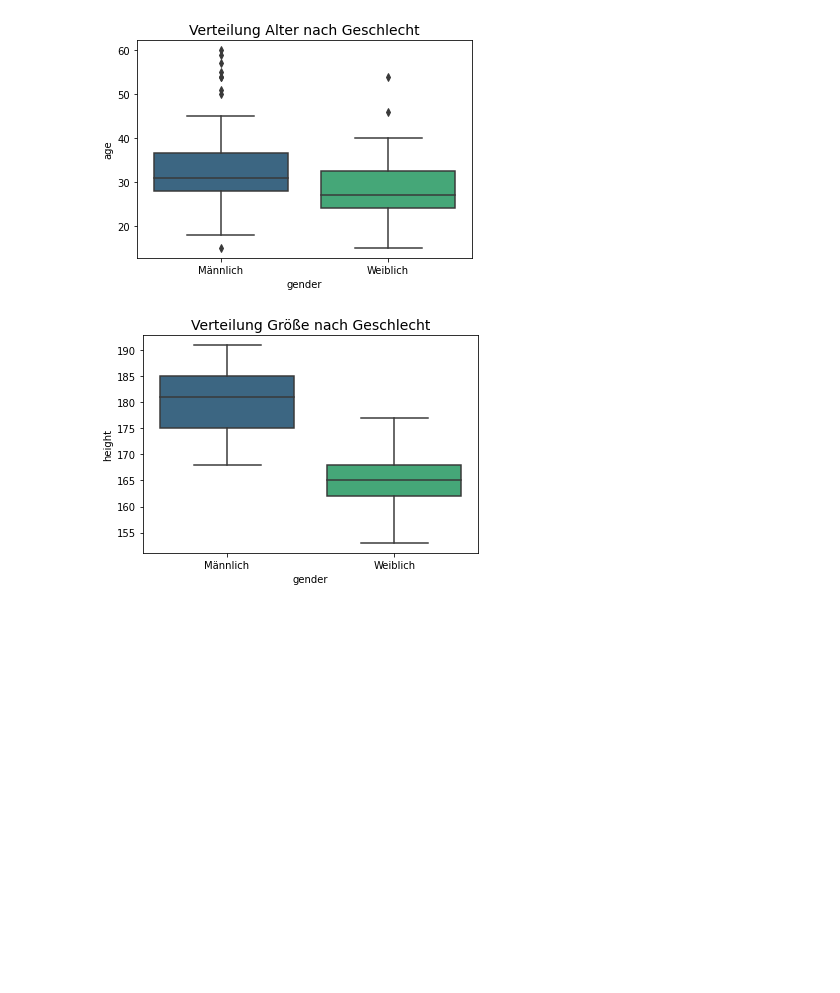
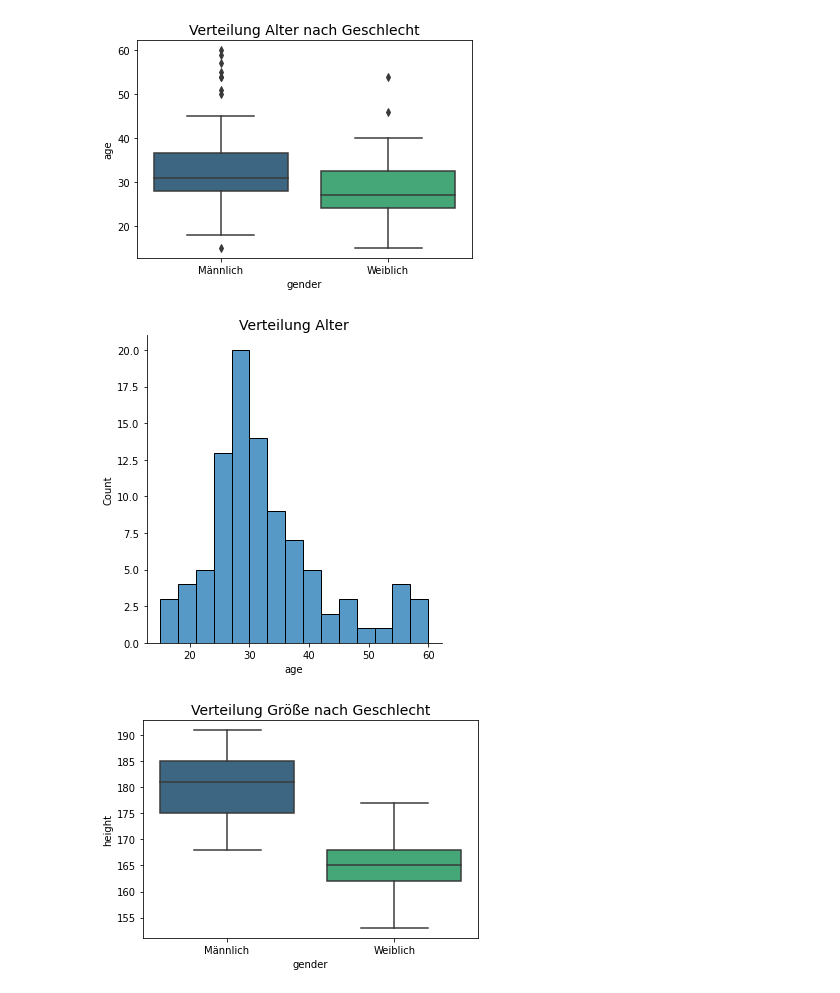
Before and after one commit to chalkiswhite/climbing-shoe-recommender, a Jupyter notebook: shoemodel_classification.ipynb, the cells around one changed output. Drawn from its saved outputs; the diff is of its cells as text; code cells hidden in the pictures; blank space fills up the shorter version.

```diff
--- a/shoemodel_classification.ipynb
+++ b/shoemodel_classification.ipynb
@@ -78,6 +78,12 @@ plt.title("Verteilung Alter nach Geschlecht", fontsize=14)
 plt.show()
 # %% [output]
 [figure]
+# %%
+sns.displot(x='age', data=users, bins=15)
+plt.title("Verteilung Alter", fontsize=14)
+plt.show()
+# %% [output]
+[figure, added]
 # %%
 sns.boxplot(x='gender', y='height', data=users, palette='viridis')
 plt.title("Verteilung Größe nach Geschlecht", fontsize=14)
```
Also changed, not shown: parts of 70 cells of this notebook, 1 other file.
